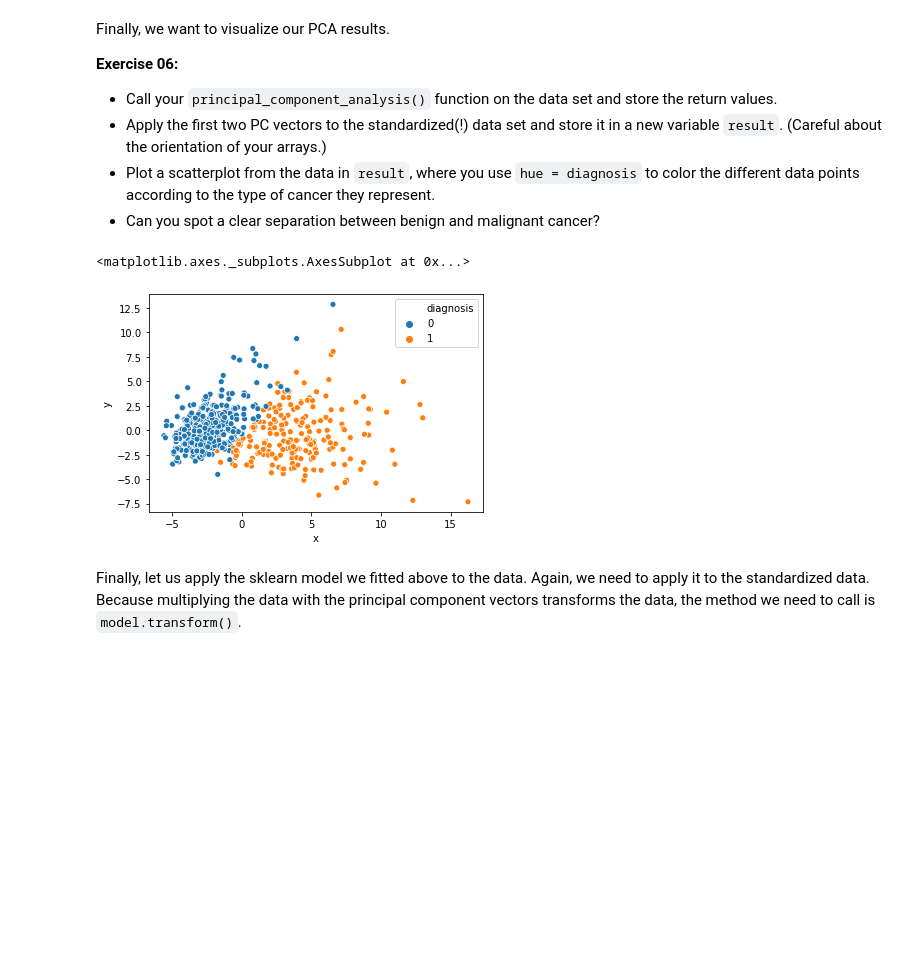
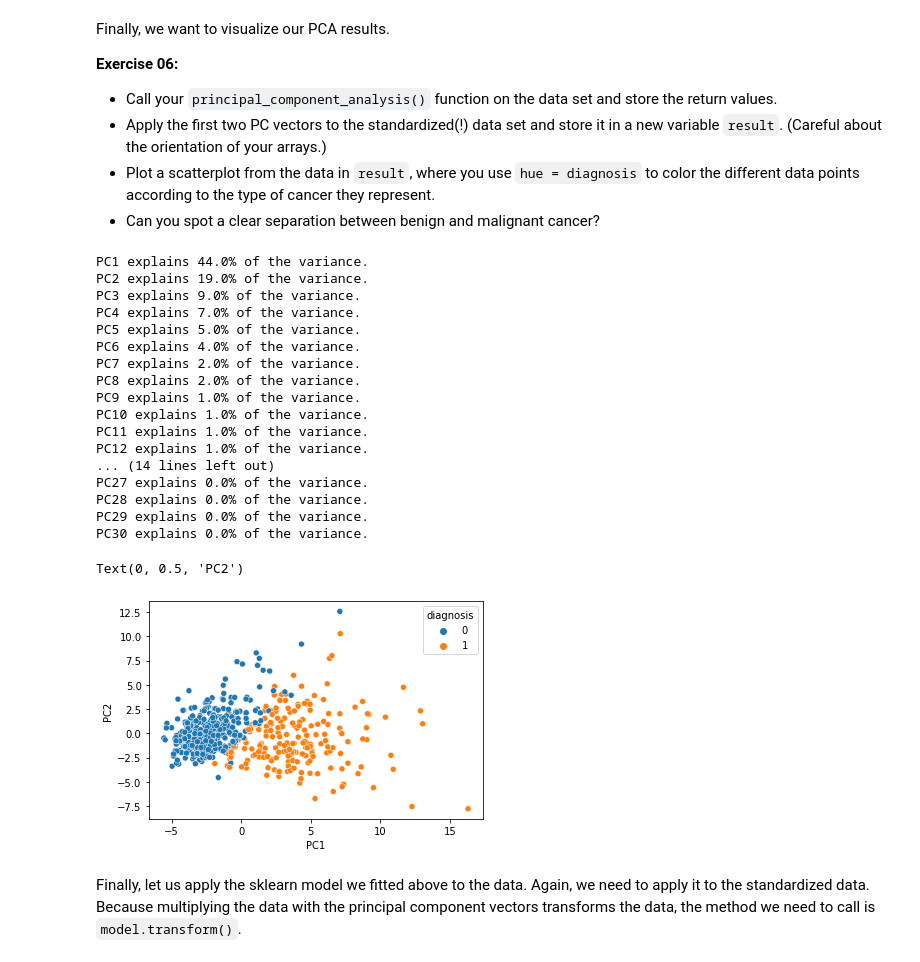
Before and after one commit to Leonard907/Work, a Jupyter notebook: FDS/week08-pca/week08-PCA-solutions.ipynb, the cells around one changed output. Saved outputs shown, nothing was run; the diff lists cells and outputs as text; code cells hidden in the pictures; blank space fills up the shorter version.

```diff
--- a/FDS/week08-pca/week08-PCA-solutions.ipynb
+++ b/FDS/week08-pca/week08-PCA-solutions.ipynb
@@ -100,8 +142,10 @@ Write a function `def principal_component_analysis()` that takes as input a data
 You may use `np.cov()` and `np.linalg.eig()` to compute the covariance matrix and the eigenvalues and eigenvectors. However, be careful about the shapes of your matrices and vectors.
 
 Call the function on the dataset, with the `breast_cancer` dataset and print it to the screen.
-# %%
-# Your code
-def sort_eigenvalues(eigenvalues, eigenvectors):
-    ind = np.argsort(-eigenvalues)
-    return ind
+# %%
+# Your code
+def principal_component_analysis(df):
+    standardized = standardize(df)
+    cov_matrix = np.cov(standardized.values.T) # Transpose the dataset, as pandas stores data in rows x features and the covariance would be computed as the covariance of the rows, but we are interested in the covariance of the features
+    return np.linalg.eig(cov_matrix)
+print(principal_component_analysis(breast_cancer))
@@ -118,3 +178,10 @@ Careful, look up the documentation of `np.linalg.eig()` again, to be sure how th
+# %%
+# Your code
+def sort_eigenvalues(eigenvalues, eigenvectors):
+    idx = eigenvalues.argsort()[::-1]
+    eigenvalues = eigenvalues[idx]
+    eigenvectors = eigenvectors[:,idx]
+    return eigenvalues, eigenvectors
 # %% [markdown]
 **Exercise 05:**
 - Rewrite your PCA function, such that it returns the eigenvalues and eigenvectors sorted largest to smallest.
@@ -122,14 +189,12 @@ Careful, look up the documentation of `np.linalg.eig()` again, to be sure how th
 # %%
 # Your code
 def principal_component_analysis(df):
-    df = standardize(df)
-    df_cov = np.cov(df.T)
-    eigenvalues,eigenvectors = np.linalg.eig(df_cov)
-    ind = sort_eigenvalues(eigenvalues, eigenvectors)
-    eigenvalues = np.take_along_axis(eigenvalues, ind, axis=0)
-    eigenvectors = np.take_along_axis(eigenvectors, np.array([ind for i in range(len(eigenvectors))]), axis=1)
-    return eigenvalues, eigenvectors
-
-pca_result = principal_component_analysis(breast_cancer)
-pca_result
+    standardized = standardize(df)
+    cov_matrix = np.cov(standardized.values.T)
+    eigenvalues, eigenvectors =  np.linalg.eig(cov_matrix)
+    eigenvalues, eigenvectors = sort_eigenvalues(eigenvalues, eigenvectors)
+    for i in range(len(eigenvalues)):
+        print('PC' + str(i+1) + ' explains ' + str(round((eigenvalues[i] / np.sum(eigenvalues))*100)) + '% of the variance.')
+    return (eigenvalues, eigenvectors)
+principal_component_analysis(breast_cancer)
 # %% [output]
@@ -179,16 +259,34 @@ Finally, we want to visualize our PCA results.
 - Apply the first two PC vectors to the standardized(!) data set and store it in a new variable `result`. (Careful about the orientation of your arrays.)
 - Plot a scatterplot from the data in `result`, where you use `hue = diagnosis` to color the different data points according to the type of cancer they represent.
 - Can you spot a clear separation between benign and malignant cancer?
-# %%
-# Your code
-eig_val, eig_vec = principal_component_analysis(breast_cancer)
-result = standardize(breast_cancer).dot(eig_vec[:, 0:2])
-result.columns = ['x', 'y']
-result['diagnosis'] = breast_cancer['diagnosis']
-sns.scatterplot(data=result, x='x', y='y', hue='diagnosis')
-# %% [output]
-<matplotlib.axes._subplots.AxesSubplot at 0x...>
-[figure, removed]
+# %%
+# Your code
+standardized = standardize(breast_cancer)
+e_values, e_vectors = principal_component_analysis(breast_cancer) #e_vectors is already in the right format
+result = standardized.dot(e_vectors[:,:2])
+sns.scatterplot(x= result[0], y = result[1], hue=diagnosis)
+plt.xlabel('PC1')
+plt.ylabel('PC2')
+# %% [output]
+PC1 explains 44.0% of the variance.
+PC2 explains 19.0% of the variance.
+PC3 explains 9.0% of the variance.
+PC4 explains 7.0% of the variance.
+PC5 explains 5.0% of the variance.
+PC6 explains 4.0% of the variance.
+PC7 explains 2.0% of the variance.
+PC8 explains 2.0% of the variance.
+PC9 explains 1.0% of the variance.
+PC10 explains 1.0% of the variance.
+PC11 explains 1.0% of the variance.
+PC12 explains 1.0% of the variance.
+... (14 lines left out)
+PC27 explains 0.0% of the variance.
+PC28 explains 0.0% of the variance.
+PC29 explains 0.0% of the variance.
+PC30 explains 0.0% of the variance.
+Text(0, 0.5, 'PC2')
+[figure, added]
 # %% [markdown]
 Finally, let us apply the sklearn model we fitted above to the data. Again, we need to apply it to the standardized data. Because multiplying the data with the principal component vectors transforms the data, the method we need to call is `model.transform()`.
 # %%
```
Also changed, not shown: parts of 19 cells of this notebook, 2 other files.
